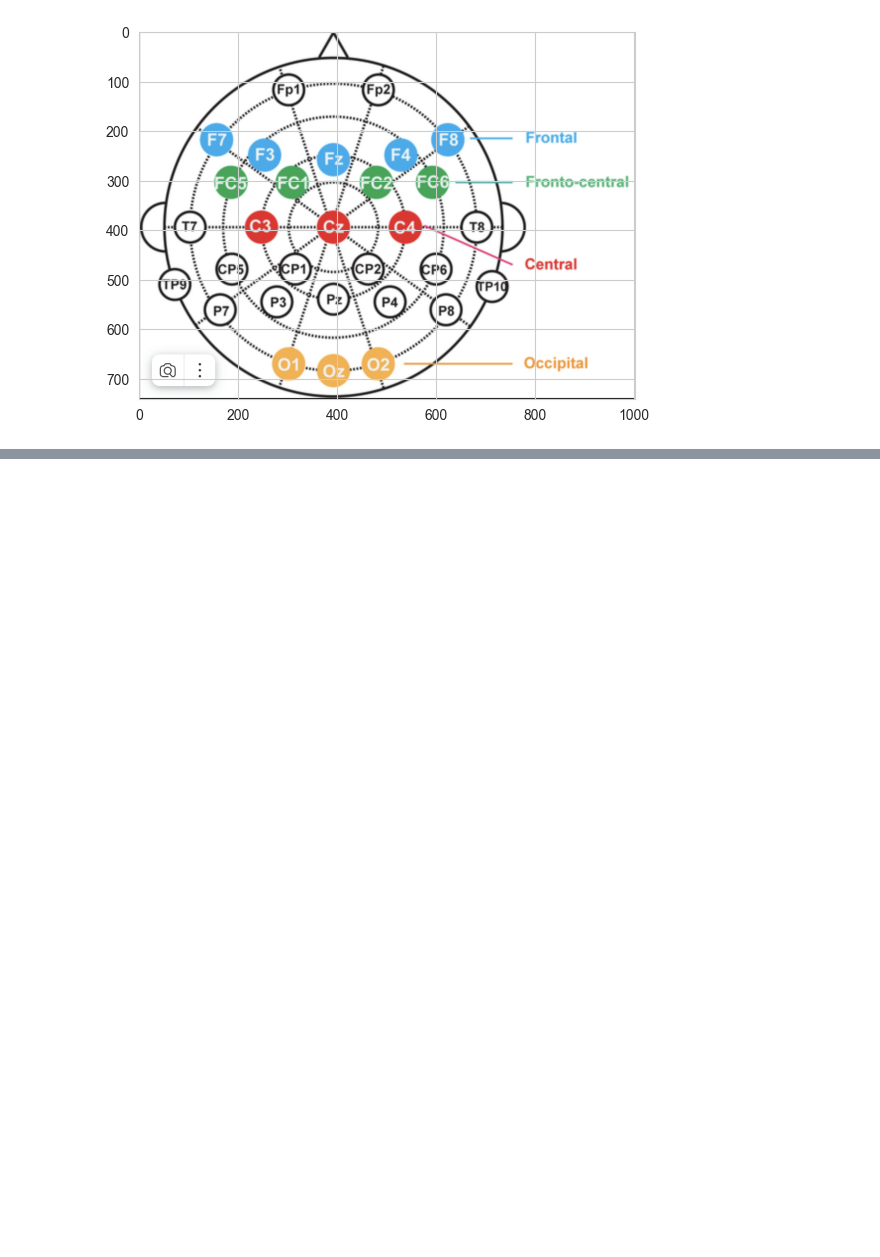
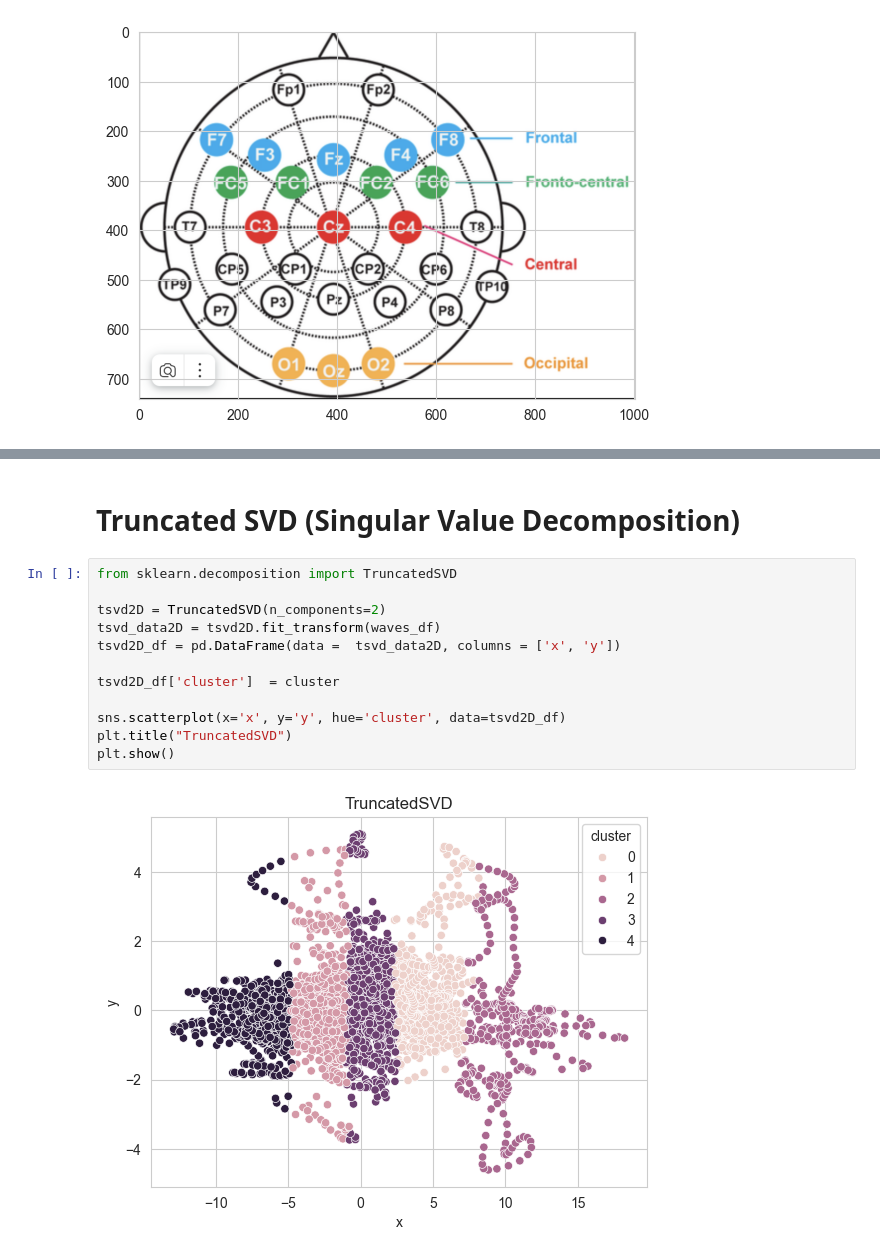
Before and after one commit to VakhromeevaKate/parkinson-disease-eeg, a Jupyter notebook: ParkinsonEEGDetection.ipynb, the cells around one changed output, grey strips where cells are left out. Cells and saved outputs as stored; diff of their text form; blank space fills up the shorter version.

```diff
--- a/ParkinsonEEGDetection.ipynb
+++ b/ParkinsonEEGDetection.ipynb
@@ -201,0 +384,16 @@ plt.show()
+# %% [markdown]
+# Truncated SVD (Singular Value Decomposition)
+# %%
+from sklearn.decomposition import TruncatedSVD
+
+tsvd2D = TruncatedSVD(n_components=2)
+tsvd_data2D = tsvd2D.fit_transform(waves_df)
+tsvd2D_df = pd.DataFrame(data =  tsvd_data2D, columns = ['x', 'y'])
+
+tsvd2D_df['cluster']  = cluster
+
+sns.scatterplot(x='x', y='y', hue='cluster', data=tsvd2D_df)
+plt.title("TruncatedSVD")
+plt.show()
+# %% [output]
+[figure, added]
```
Also changed, not shown: parts of 32 cells of this notebook, 3 other files.
